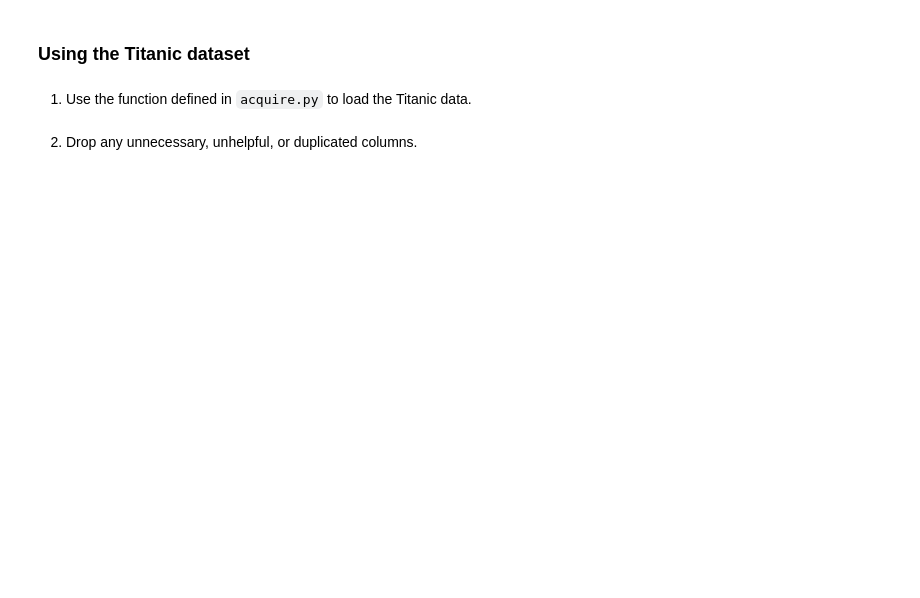
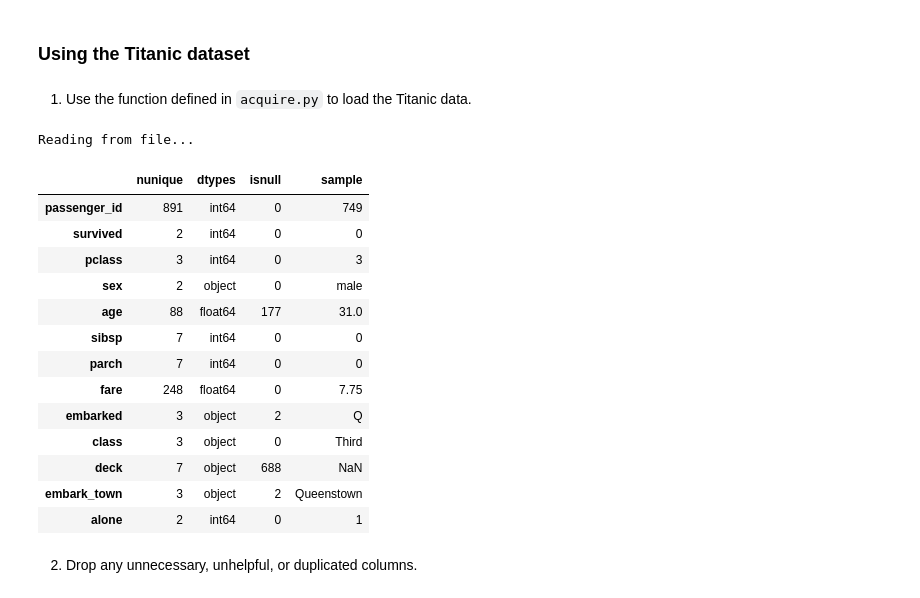
Before and after one commit to Michael-Nelson361/classification-exercises, a Jupyter notebook: classification_exercises.ipynb, the cells around one changed output. Cells and saved outputs as stored; diff of their text form; code cells hidden in the pictures; blank space fills up the shorter version.

```diff
--- a/classification_exercises.ipynb
+++ b/classification_exercises.ipynb
@@ -62,5 +51,26 @@ iris
 ### Using the Titanic dataset
 # %% [markdown]
 1. Use the function defined in `acquire.py` to load the Titanic data.
+# %%
+titanic = acquire.get_titanic_data()
+# %% [output]
+Reading from file...
+# %%
+env.df_info(titanic)
+# %% [output]
+|  | nunique | dtypes | isnull | sample |
+| passenger_id | 891 | int64 | 0 | 749 |
+| survived | 2 | int64 | 0 | 0 |
+| pclass | 3 | int64 | 0 | 3 |
+| sex | 2 | object | 0 | male |
+| age | 88 | float64 | 177 | 31.0 |
+| sibsp | 7 | int64 | 0 | 0 |
+| parch | 7 | int64 | 0 | 0 |
+| fare | 248 | float64 | 0 | 7.75 |
+| embarked | 3 | object | 2 | Q |
+| class | 3 | object | 0 | Third |
+| deck | 7 | object | 688 | NaN |
+| embark_town | 3 | object | 2 | Queenstown |
+| alone | 2 | int64 | 0 | 1 |
 # %% [markdown]
 2. Drop any unnecessary, unhelpful, or duplicated columns.
```
Also changed, not shown: parts of 15 cells of this notebook.
